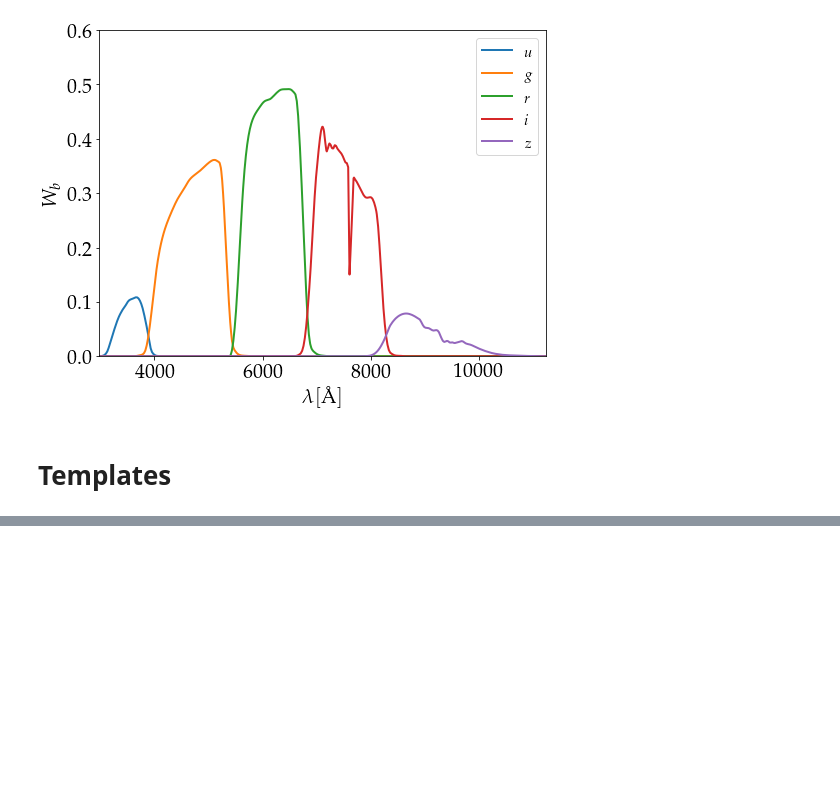
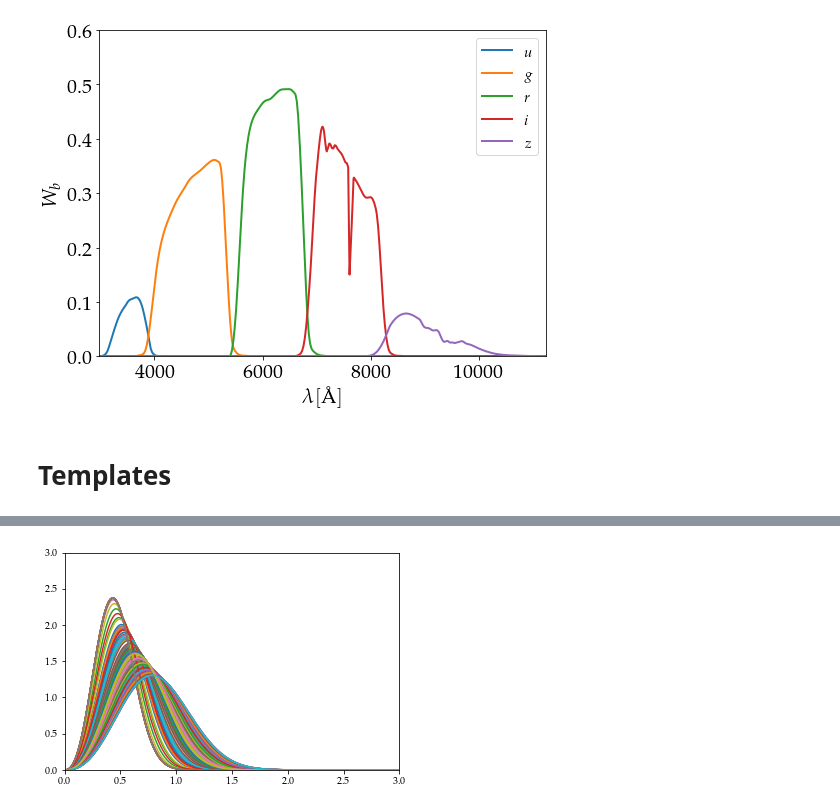
Before and after one commit to Harry45/BHM-nz, a Jupyter notebook: reference/BL-2016/understanding.ipynb, the cells around one changed output, grey strips where cells are left out. Saved outputs shown, nothing was run; the diff lists cells and outputs as text; code cells hidden in the pictures; blank space fills up the shorter version.

```diff
--- a/reference/BL-2016/understanding.ipynb
+++ b/reference/BL-2016/understanding.ipynb
@@ -195,0 +313,8 @@ plt.show()
+# %%
+for i in range(200):
+    plt.plot(z_grid, prob_redshift_given_template_mag(z_grid, imags_cut[i], 2.465, 0.431, 0.0913))
+plt.ylim(0.0, 3.0)
+plt.xlim(0.0, 3.0)
+plt.show()
+# %% [output]
+[figure, added]
```
Also changed, not shown: parts of 16 cells of this notebook, 1 other file.
